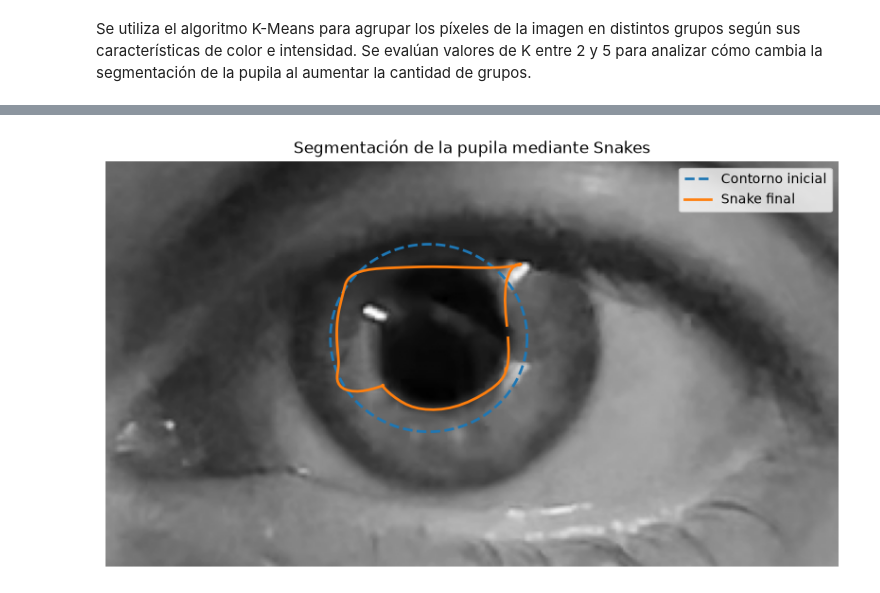
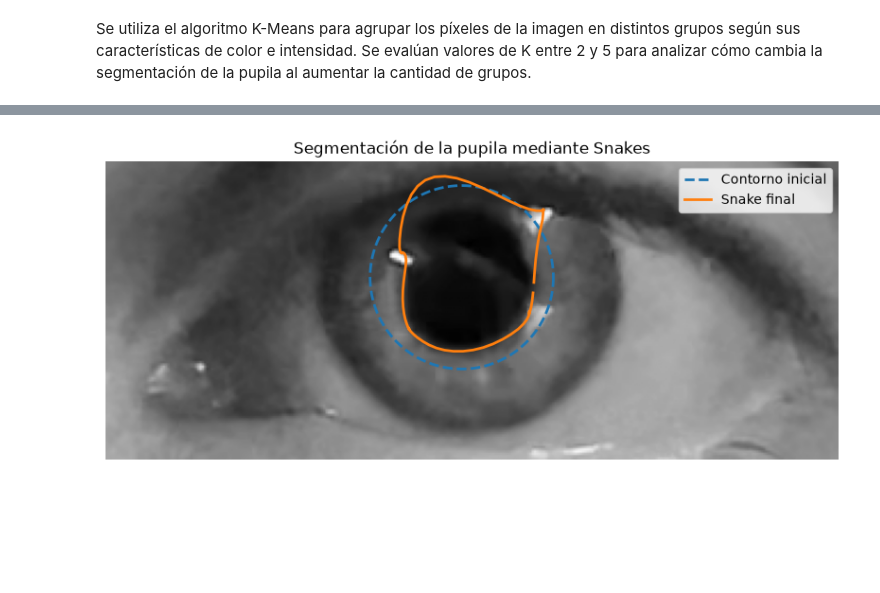
Before and after one commit to valjeon/PSIB_Guia_Imag_Biomed_Grupo15, a Jupyter notebook: notebooks/modulo2.ipynb, the cells around one changed output, grey strips where cells are left out. Saved outputs shown, nothing was run; the diff lists cells and outputs as text; code cells hidden in the pictures; blank space fills up the shorter version.

```diff
--- a/notebooks/modulo2.ipynb
+++ b/notebooks/modulo2.ipynb
@@ -13,6 +13,16 @@ print("Ancho:", int(cap.get(cv2.CAP_PROP_FRAME_WIDTH)))
 print("Alto:", int(cap.get(cv2.CAP_PROP_FRAME_HEIGHT)))
 
 cap.release()
+
+ROI_PATH = "../data/reference/roi_A_gray.png"
+
+roi_gray = cv2.imread(ROI_PATH, cv2.IMREAD_GRAYSCALE)
+
+if roi_gray is None:
+    raise RuntimeError(f"No se pudo cargar la ROI: {ROI_PATH}")
+
+print("ROI cargada correctamente.")
+print("Dimensiones:", roi_gray.shape)
 # %% [output]
 Video abierto: True
 Cantidad de frames: 956
@@ -165,14 +120,14 @@ Usamos un contorno activo para localizar los bordes de la pupila. Definimos una
 from skimage.segmentation import active_contour
 from skimage.filters import gaussian
 # %%
-gray_eye = gray.astype(np.float64) / 255.0
+gray_eye = roi_gray.astype(np.float64) / 255.0
 smooth_eye = gaussian(gray_eye, sigma=2)
 
-center_x = 137.5
-center_y = 75
+center_x = 155
+center_y = 50
 
 # Un poco más grande que la pupila
-radius_x = 42
+radius_x = 40
 radius_y = 40
 theta = np.linspace(0, 2*np.pi, 150)
 
@@ -190,31 +145,31 @@ snake = active_contour(
     w_line=0.1,
     w_edge=1,
     max_num_iter=1300,
     convergence=0.001
 )
 
 plt.figure(figsize=(10, 7))
 
 plt.imshow(gray_eye, cmap="gray")
 
 plt.plot(
     init[:, 1],
     init[:, 0],
     "--",
     linewidth=2,
     label="Contorno inicial"
 )
 
 plt.plot(
     snake[:, 1],
     snake[:, 0],
     linewidth=2,
     label="Snake final"
 )
 
 plt.title("Segmentación de la pupila mediante Snakes")
 plt.legend()
 plt.axis("off")
 plt.show()
 # %% [output]
-[figure, old version]
+[figure, new version]
```
Also changed, not shown: parts of 14 cells of this notebook, 3 other files.
